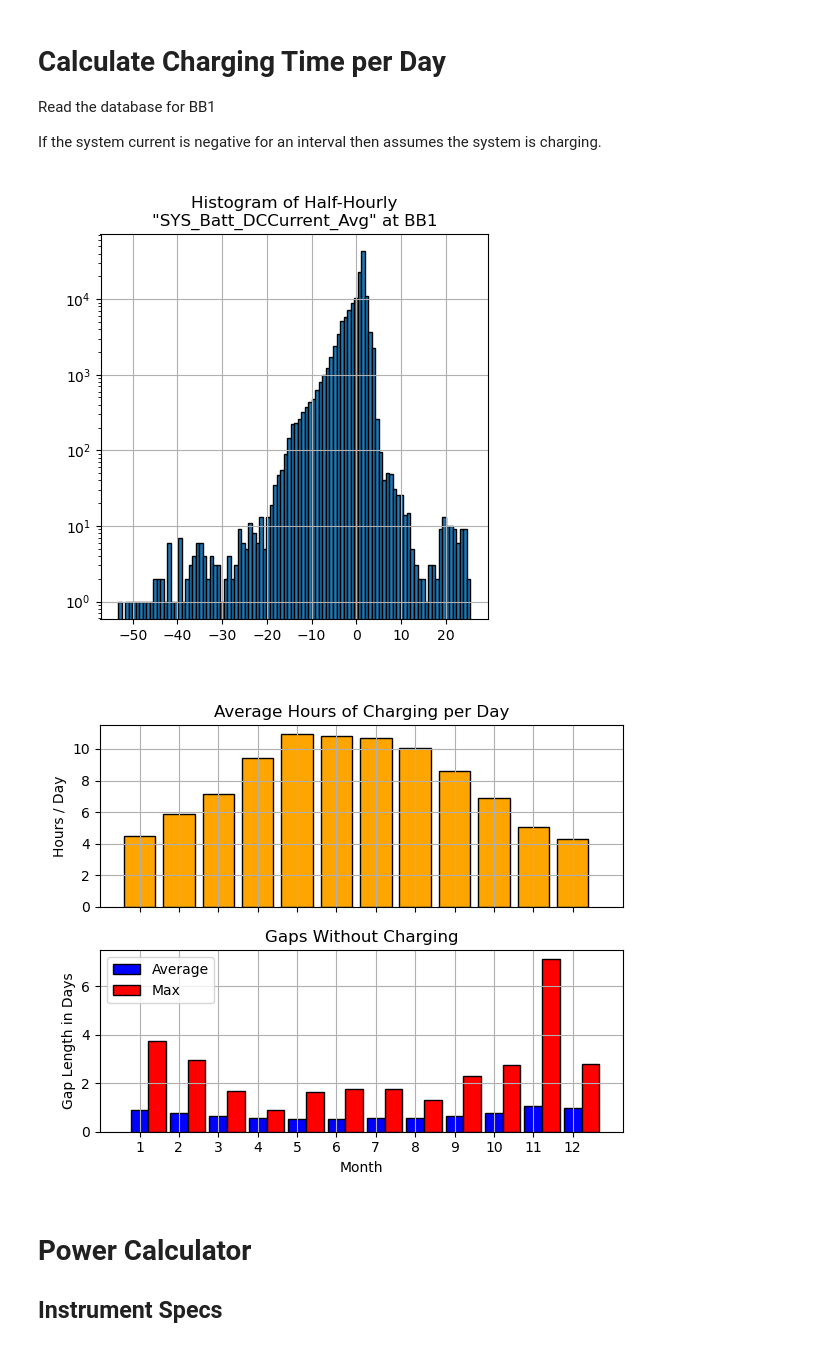
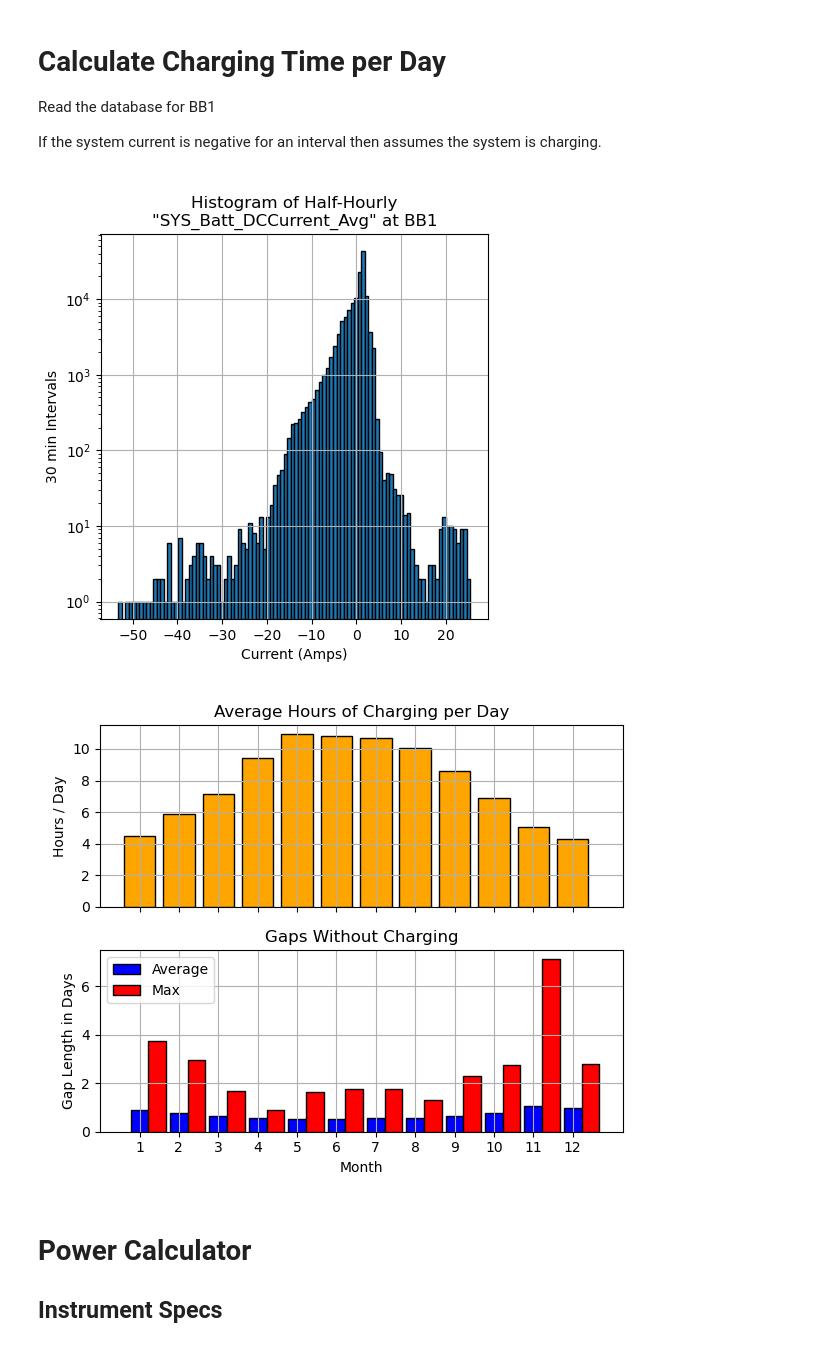
Before and after one commit to ubc-micromet/DataLogger_Programs, a Jupyter notebook: BBS/Power_Calc.ipynb, the cells around one changed output. Drawn from its saved outputs; the diff is of its cells as text; code cells hidden in the pictures.

```diff
--- a/BBS/Power_Calc.ipynb
+++ b/BBS/Power_Calc.ipynb
@@ -37,6 +37,8 @@ Data['Input']=Data[Traces[0]]*0
 
 fig,ax=plt.subplots(figsize=(5,5))
 Data[Traces[0]].hist(edgecolor='k',bins=100)
+ax.set_xlabel('Current (Amps)')
+ax.set_ylabel('30 min Intervals')
 ax.set_title('Histogram of Half-Hourly\n"SYS_Batt_DCCurrent_Avg" at BB1')
 ax.set_yscale('log')
 
@@ -50,34 +52,34 @@ Data['No_Power'] = y * (y.groupby((y != y.shift()).cumsum()).cumcount() + 1)
 Daily = Data.resample('D').sum()/2
 Daily['No_Power'] = Data.resample('D').max()['No_Power']/2
 
 # Daily max current assumed to be representative of power demands
 Daily['Draw'] = Data.resample('D').max()[Traces[0]]
 
 #Average stats by month
 Monthly = Daily.groupby(Daily.index.month).mean()
 Monthly['Max_No_Power'] = Daily.groupby(Daily.index.month).max()['No_Power']
 
 fig,axes=plt.subplots(2,figsize=(6,5),sharex=True)
 
 ax = axes[0]
 ax.bar(Monthly.index,Monthly['Charging_Hours'],edgecolor='k',color='orange')
 ax.set_ylabel('Hours / Day')
 ax.set_title('Average Hours of Charging per Day')
 ax.grid()
 
 ax = axes[1]
 ax.bar(Monthly.index,Monthly['No_Power']/24,width=.45,edgecolor='k',color='blue',label='Average')
 ax.bar(Monthly.index+.45,Monthly['Max_No_Power']/24,width=.45,edgecolor='k',color='Red',label='Max')
 ax.legend()
 ax.set_ylabel('Gap Length in Days')
 ax.set_title('Gaps Without Charging')
 ax.set_xlabel('Month')
 ax.grid()
 
 ax.set_xticks(np.arange(1,13))
 plt.tight_layout()
 # %% [output]
-[figure, old version]
+[figure, new version]
 [figure]
 # %% [markdown]
 # Power Calculator
```
